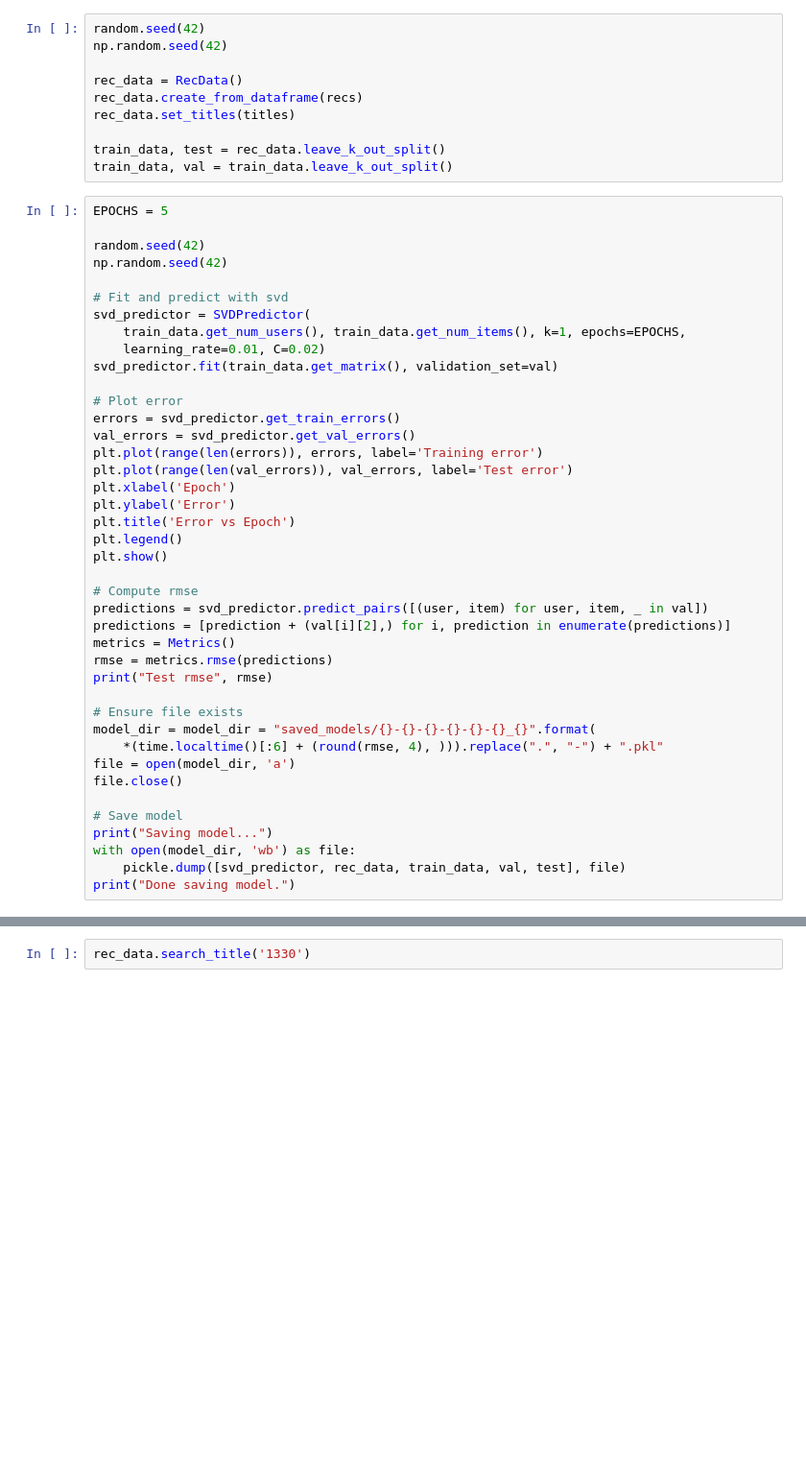
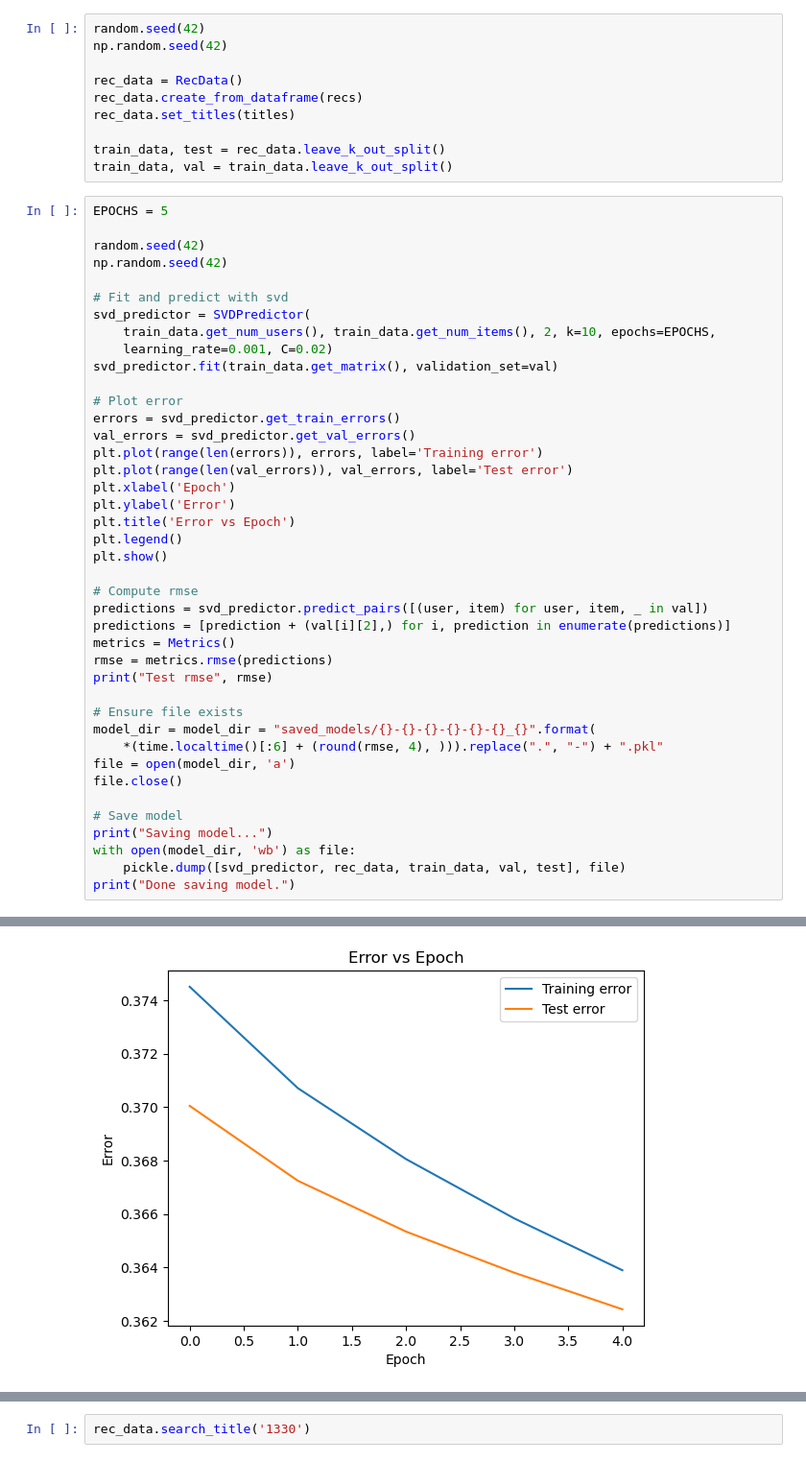
Before and after one commit to MitchellJC/game-rec, a Jupyter notebook: svdtuning.ipynb, the cells around one changed output, grey strips where cells are left out. Shown at 96% size. Drawn from its saved outputs; the diff is of its cells as text; blank space fills up the shorter version.

```diff
--- a/svdtuning.ipynb
+++ b/svdtuning.ipynb
@@ -47,8 +47,8 @@ np.random.seed(42)
 
 # Fit and predict with svd
 svd_predictor = SVDPredictor(
-    train_data.get_num_users(), train_data.get_num_items(), k=1, epochs=EPOCHS,
-    learning_rate=0.01, C=0.02)
+    train_data.get_num_users(), train_data.get_num_items(), 2, k=10, epochs=EPOCHS,
+    learning_rate=0.001, C=0.02)
 svd_predictor.fit(train_data.get_matrix(), validation_set=val)
 
 # Plot error
@@ -87,0 +89 @@ Epoch 3/Training error: 0.33695962360204557/Validation error: 0.3428329211469491
+[figure, added]
```
Also changed, not shown: parts of 2 cells of this notebook, 3 other files.
